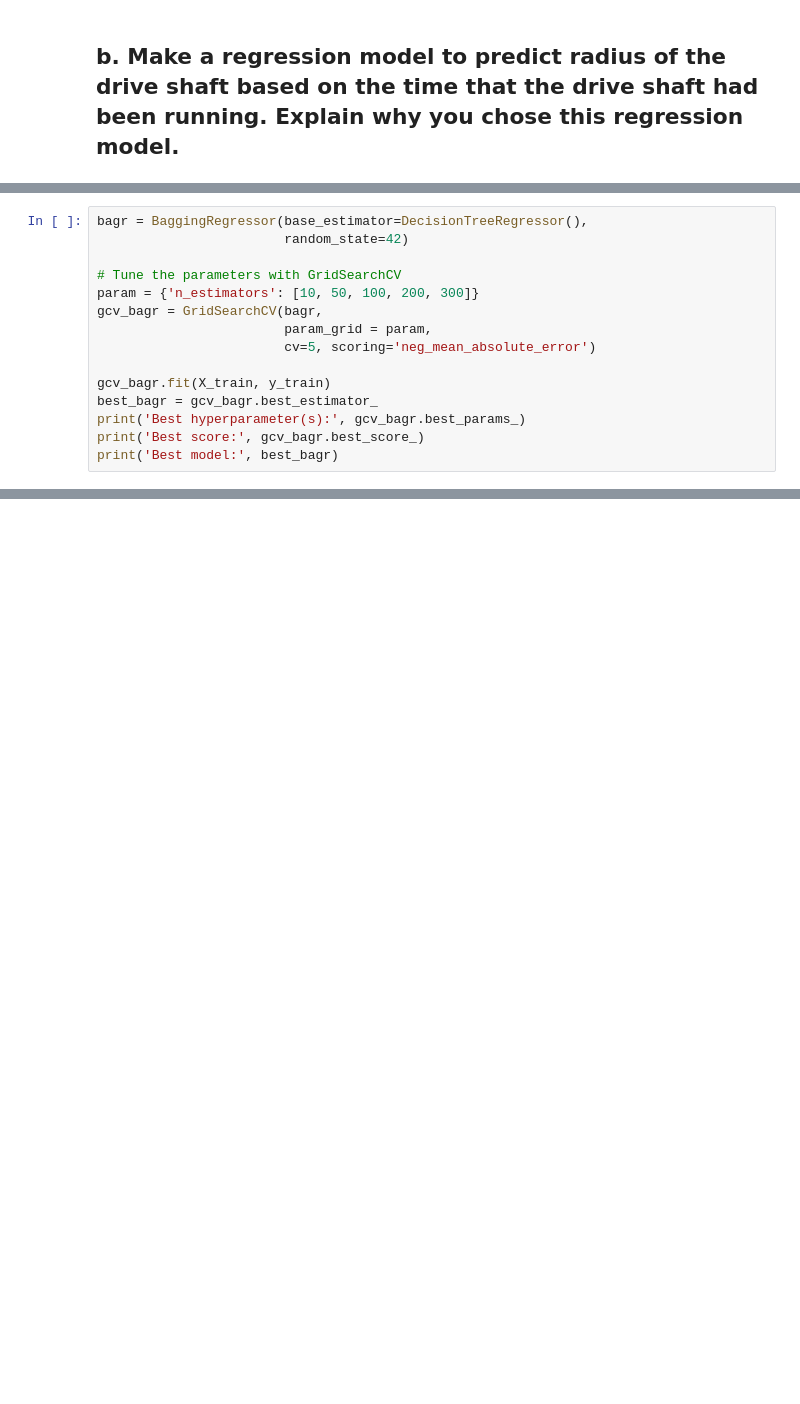
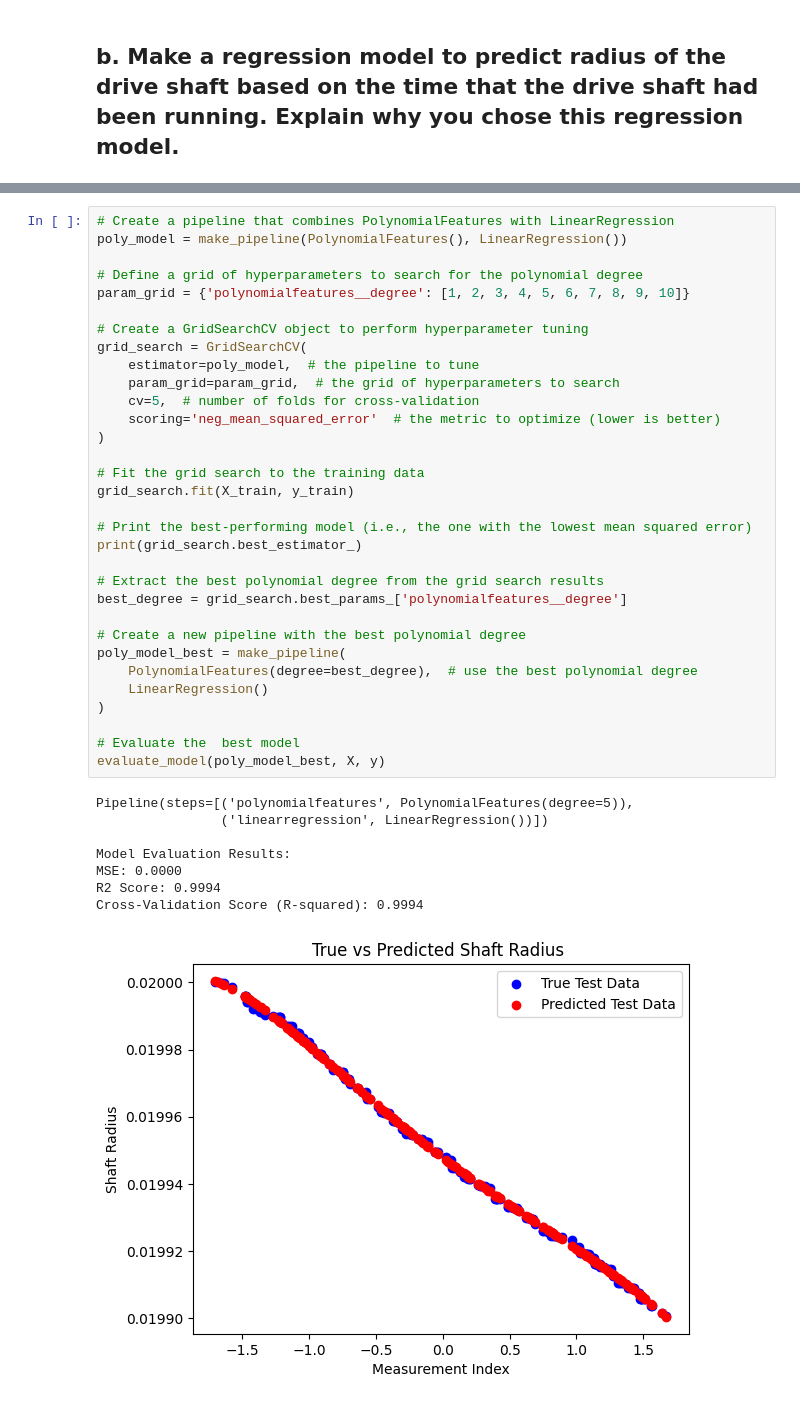
Before and after one commit to moniquechandra/DS8-FINAL, a Jupyter notebook: exercise_2.ipynb, the cells around one changed output, grey strips where cells are left out. Drawn from its saved outputs; the diff is of its cells as text; blank space fills up the shorter version.

```diff
--- a/exercise_2.ipynb
+++ b/exercise_2.ipynb
@@ -158,15 +159,0 @@ plt.show()
-# %%
-bagr = BaggingRegressor(base_estimator=DecisionTreeRegressor(),
-                        random_state=42)
-
-# Tune the parameters with GridSearchCV
-param = {'n_estimators': [10, 50, 100, 200, 300]}
-gcv_bagr = GridSearchCV(bagr,
-                        param_grid = param,
-                        cv=5, scoring='neg_mean_absolute_error')
-
-gcv_bagr.fit(X_train, y_train)
-best_bagr = gcv_bagr.best_estimator_
-print('Best hyperparameter(s):', gcv_bagr.best_params_)
-print('Best score:', gcv_bagr.best_score_)
-print('Best model:', best_bagr)
@@ -263,0 +162,41 @@ Average R2 Score (Train data): 1.0000
+# %%
+# Create a pipeline that combines PolynomialFeatures with LinearRegression
+poly_model = make_pipeline(PolynomialFeatures(), LinearRegression())
+
+# Define a grid of hyperparameters to search for the polynomial degree
+param_grid = {'polynomialfeatures__degree': [1, 2, 3, 4, 5, 6, 7, 8, 9, 10]}
+
+# Create a GridSearchCV object to perform hyperparameter tuning
+grid_search = GridSearchCV(
+    estimator=poly_model,  # the pipeline to tune
+    param_grid=param_grid,  # the grid of hyperparameters to search
+    cv=5,  # number of folds for cross-validation
+    scoring='neg_mean_squared_error'  # the metric to optimize (lower is better)
+)
+
+# Fit the grid search to the training data
+grid_search.fit(X_train, y_train)
+
+# Print the best-performing model (i.e., the one with the lowest mean squared error)
+print(grid_search.best_estimator_)
+
+# Extract the best polynomial degree from the grid search results
+best_degree = grid_search.best_params_['polynomialfeatures__degree']
+
+# Create a new pipeline with the best polynomial degree
+poly_model_best = make_pipeline(
+    PolynomialFeatures(degree=best_degree),  # use the best polynomial degree
+    LinearRegression()
+)
+
+# Evaluate the  best model
+evaluate_model(poly_model_best, X, y)
+# %% [output]
+Pipeline(steps=[('polynomialfeatures', PolynomialFeatures(degree=5)),
+                ('linearregression', LinearRegression())])
+
+Model Evaluation Results:
+MSE: 0.0000
+R2 Score: 0.9994
+Cross-Validation Score (R-squared): 0.9994
+[figure, added]
```
Also changed, not shown: parts of 22 cells of this notebook, 2 other files.
